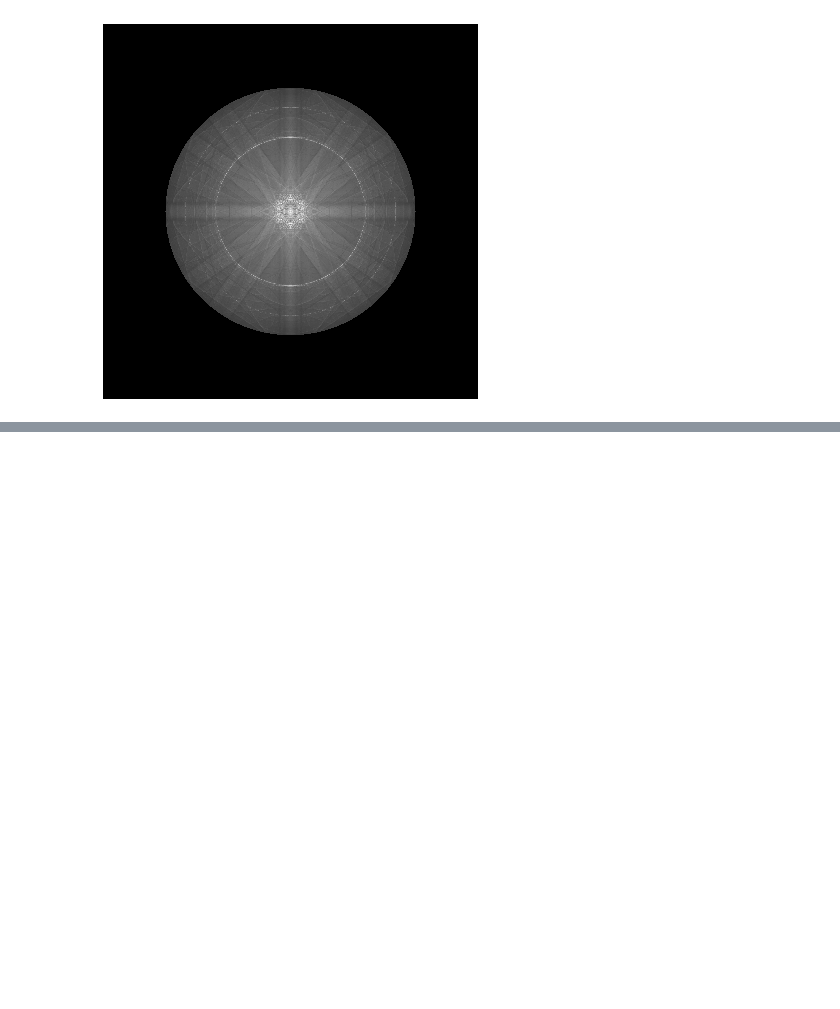
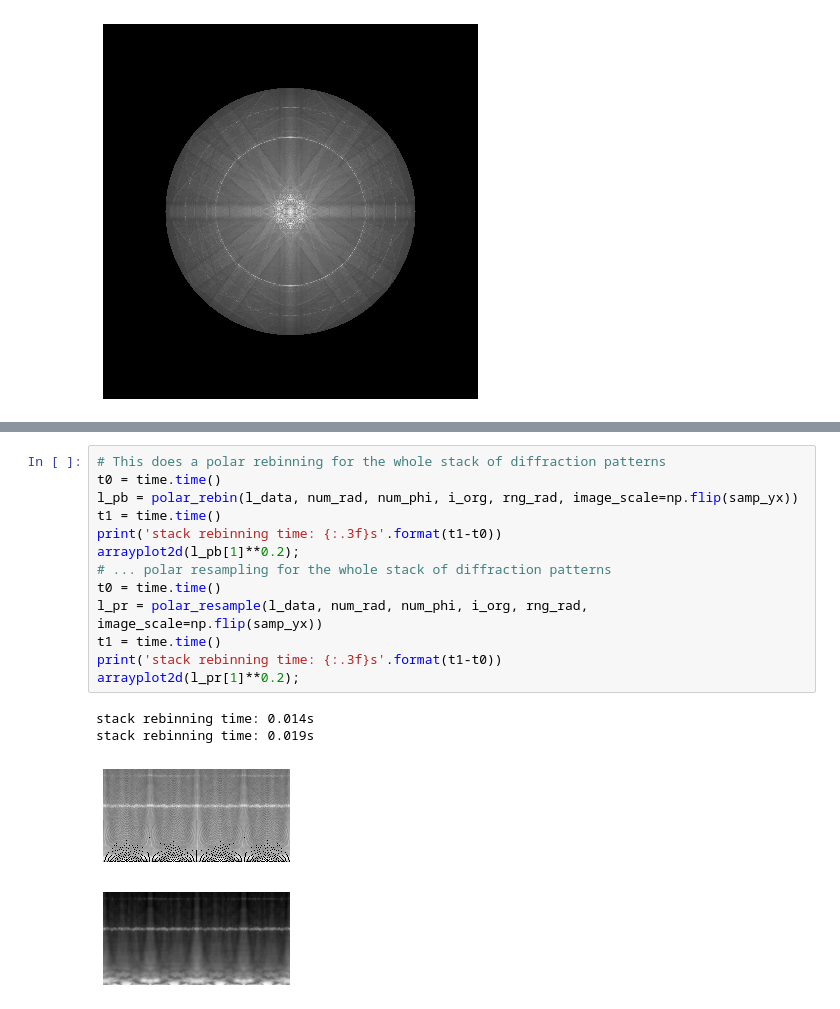
Before and after one commit to ju-bar/emilys, a Jupyter notebook: notebooks/evaluate_sim_dif.ipynb, the cells around one changed output, grey strips where cells are left out. Drawn from its saved outputs; the diff is of its cells as text; blank space fills up the shorter version.

```diff
--- a/notebooks/evaluate_sim_dif.ipynb
+++ b/notebooks/evaluate_sim_dif.ipynb
@@ -37,0 +48,18 @@ arrayplot2d(pr**0.2);
+# %%
+# This does a polar rebinning for the whole stack of diffraction patterns
+t0 = time.time()
+l_pb = polar_rebin(l_data, num_rad, num_phi, i_org, rng_rad, image_scale=np.flip(samp_yx))
+t1 = time.time()
+print('stack rebinning time: {:.3f}s'.format(t1-t0))
+arrayplot2d(l_pb[1]**0.2);
+# ... polar resampling for the whole stack of diffraction patterns
+t0 = time.time()
+l_pr = polar_resample(l_data, num_rad, num_phi, i_org, rng_rad, image_scale=np.flip(samp_yx))
+t1 = time.time()
+print('stack rebinning time: {:.3f}s'.format(t1-t0))
+arrayplot2d(l_pr[1]**0.2);
+# %% [output]
+stack rebinning time: 0.014s
+stack rebinning time: 0.019s
+[figure, added]
+[figure, added]
```
Also changed, not shown: parts of 2 cells of this notebook, 5 other files.
